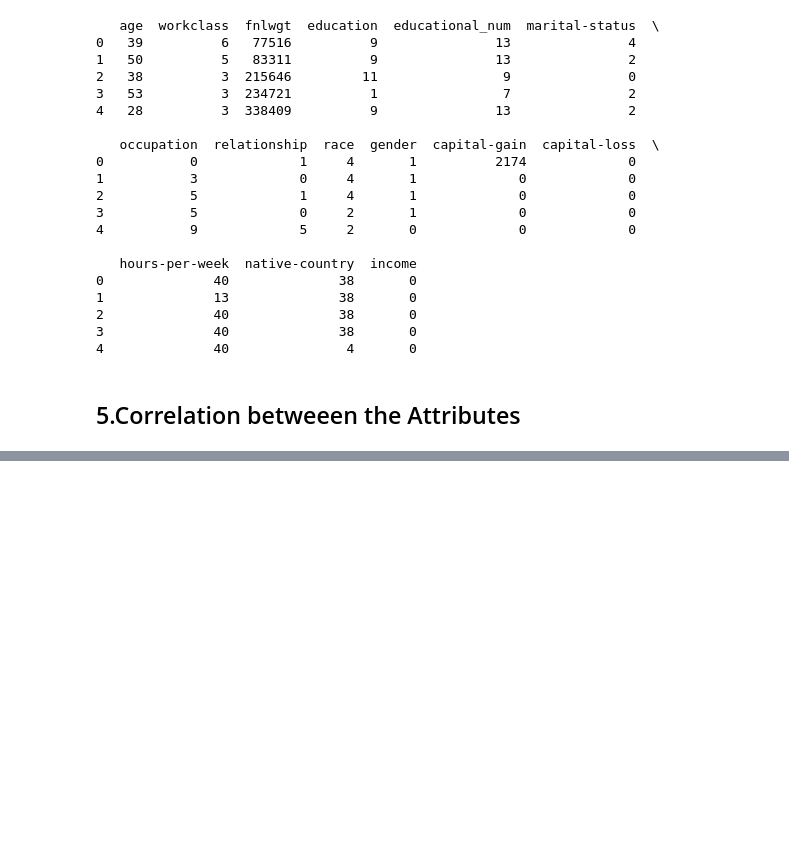
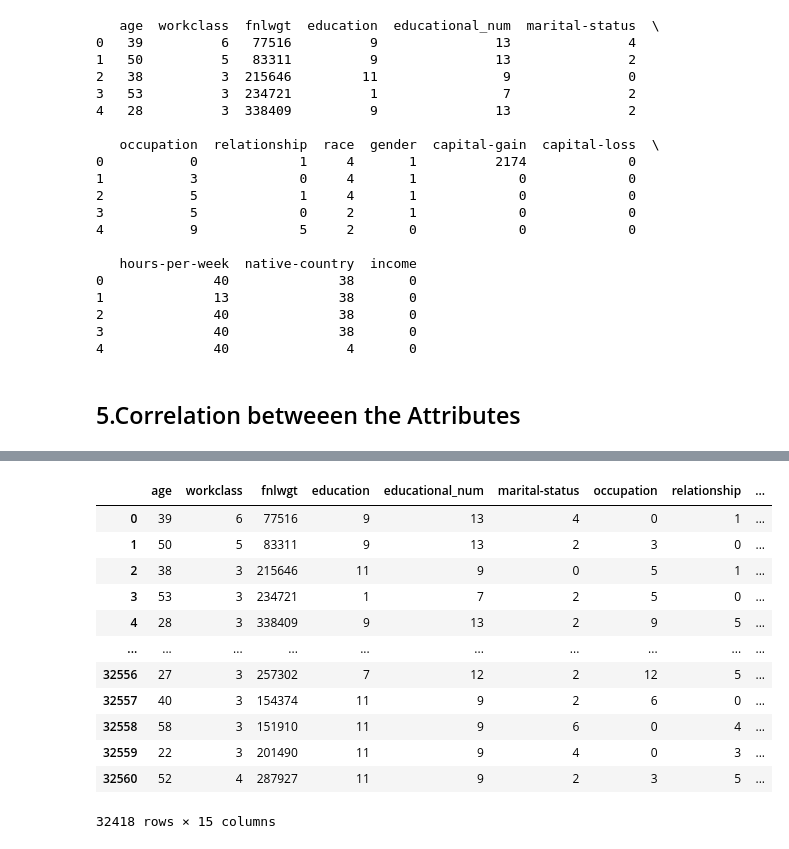
Before and after one commit to AlinZohari/ML-Adult, a Jupyter notebook: Data Exploration_Visualisation.ipynb, the cells around one changed output, grey strips where cells are left out. Saved outputs shown, nothing was run; the diff lists cells and outputs as text; code cells hidden in the pictures; blank space fills up the shorter version.

```diff
--- a/Data Exploration_Visualisation.ipynb
+++ b/Data Exploration_Visualisation.ipynb
@@ -414,0 +466,24 @@ plt.show()
+# %%
+import pandas as pd
+import numpy as np
+data_out = data_train
+
+# IQR
+Q1 = np.percentile(data_train['age'], 25, interpolation = 'midpoint')
+
+Q3 = np.percentile(data_train['age'], 75, interpolation = 'midpoint')
+
+IQR = Q3 - Q1
+
+print("Old Shape: ", len(data_train['age']))
+
+# Upper bound
+upper=Q3+1.5*IQR
+upper_array=np.array(data_train['age']>=upper)
+
+# Lower bound
+lower=Q1-1.5*IQR
+lower_array=np.array(data_train['age']<=lower)
+
+data_out = data_train[(data_train.age < lower) | (data_train.age > upper)]
+print("age outlier percentage", len(data_out['age'])/len(data_train['age'])*100)
@@ -414,0 +550,16 @@ plt.show()
+# %%
+data_train[~((data_train.age < lower) | (data_train.age > upper))]
+# %% [output]
+|  | age | workclass | fnlwgt | education | educational_num | marital-status | occupation | relationship | ... |
+| 0 | 39 | 6 | 77516 | 9 | 13 | 4 | 0 | 1 | ... |
+| 1 | 50 | 5 | 83311 | 9 | 13 | 2 | 3 | 0 | ... |
+| 2 | 38 | 3 | 215646 | 11 | 9 | 0 | 5 | 1 | ... |
+| 3 | 53 | 3 | 234721 | 1 | 7 | 2 | 5 | 0 | ... |
+| 4 | 28 | 3 | 338409 | 9 | 13 | 2 | 9 | 5 | ... |
+| ... | ... | ... | ... | ... | ... | ... | ... | ... | ... |
+| 32556 | 27 | 3 | 257302 | 7 | 12 | 2 | 12 | 5 | ... |
+| 32557 | 40 | 3 | 154374 | 11 | 9 | 2 | 6 | 0 | ... |
+| 32558 | 58 | 3 | 151910 | 11 | 9 | 6 | 0 | 4 | ... |
+| 32559 | 22 | 3 | 201490 | 11 | 9 | 4 | 0 | 3 | ... |
+| 32560 | 52 | 4 | 287927 | 11 | 9 | 2 | 3 | 5 | ... |
+32418 rows × 15 columns
```
Also changed, not shown: parts of 14 cells of this notebook.
